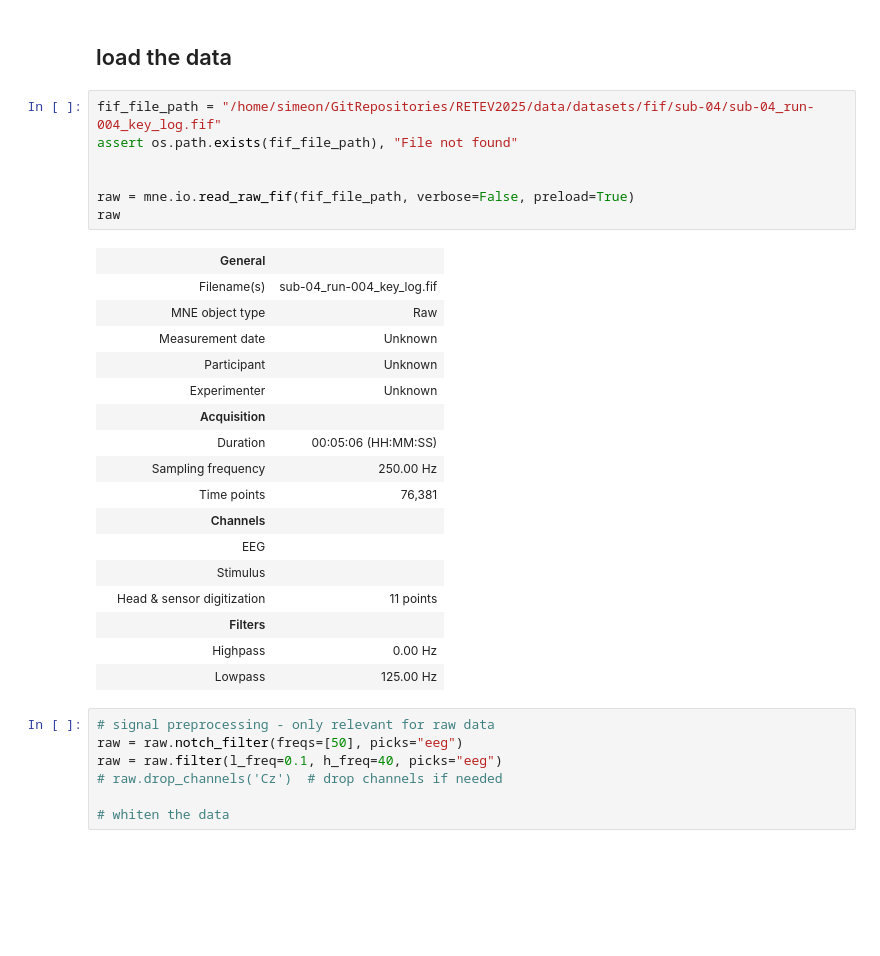
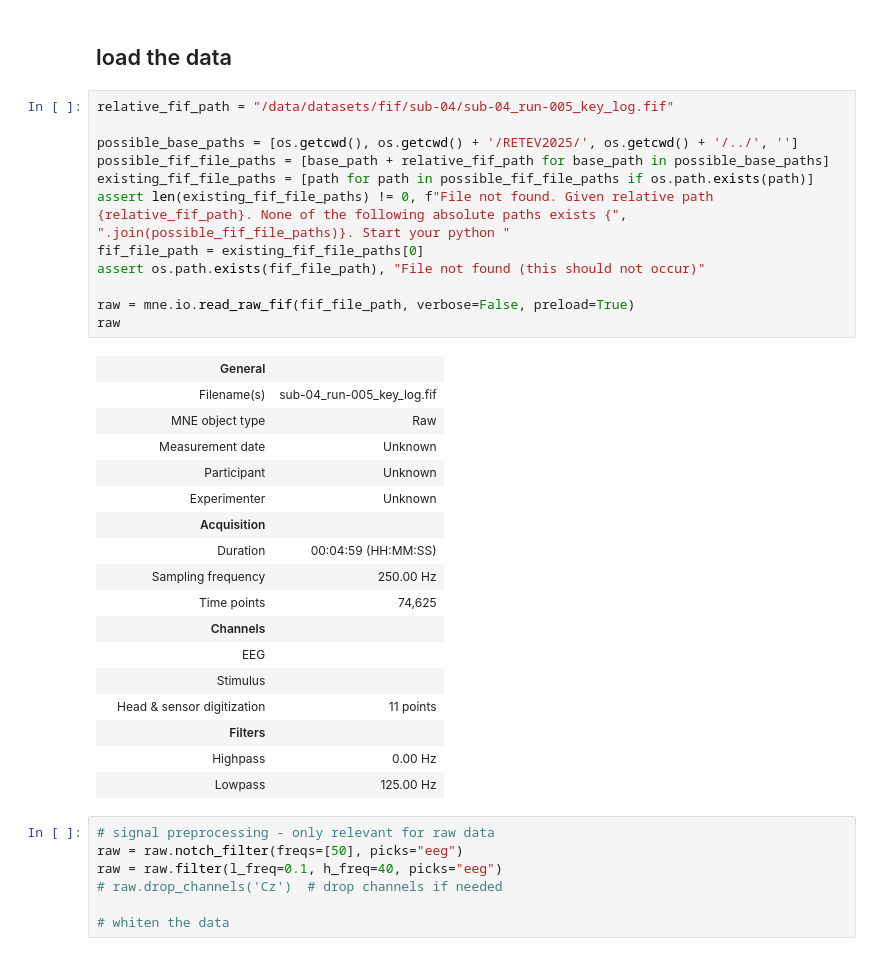
Before and after one commit to erikbwu/RETEV2025, a Jupyter notebook: notebooks/signal_analysis.ipynb, the cells around one changed output. Saved outputs shown, nothing was run; the diff lists cells and outputs as text; blank space fills up the shorter version.

```diff
--- a/notebooks/signal_analysis.ipynb
+++ b/notebooks/signal_analysis.ipynb
@@ -16,23 +14,28 @@ import ipywidgets as widgets
 # %% [markdown]
 ## load the data
 # %%
-fif_file_path = "/home/simeon/GitRepositories/RETEV2025/data/datasets/fif/sub-04/sub-04_run-004_key_log.fif"
-assert os.path.exists(fif_file_path), "File not found"
+relative_fif_path = "/data/datasets/fif/sub-04/sub-04_run-005_key_log.fif"
 
+possible_base_paths = [os.getcwd(), os.getcwd() + '/RETEV2025/', os.getcwd() + '/../', '']
+possible_fif_file_paths = [base_path + relative_fif_path for base_path in possible_base_paths]
+existing_fif_file_paths = [path for path in possible_fif_file_paths if os.path.exists(path)]
+assert len(existing_fif_file_paths) != 0, f"File not found. Given relative path {relative_fif_path}. None of the following absolute paths exists {", ".join(possible_fif_file_paths)}. Start your python "
+fif_file_path = existing_fif_file_paths[0]
+assert os.path.exists(fif_file_path), "File not found (this should not occur)"
 
 raw = mne.io.read_raw_fif(fif_file_path, verbose=False, preload=True)
 raw
 # %% [output]
 |  | General |  |
-|  | Filename(s) | sub-04_run-004_key_log.fif |
+|  | Filename(s) | sub-04_run-005_key_log.fif |
 |  | MNE object type | Raw |
 |  | Measurement date | Unknown |
 |  | Participant | Unknown |
 |  | Experimenter | Unknown |
 |  | Acquisition |  |
-|  | Duration | 00:05:06 (HH:MM:SS) |
+|  | Duration | 00:04:59 (HH:MM:SS) |
 |  | Sampling frequency | 250.00 Hz |
-|  | Time points | 76,381 |
+|  | Time points | 74,625 |
 |  | Channels |  |
 |  | EEG |  |
 |  | Stimulus |  |
```
Also changed, not shown: parts of 4 cells of this notebook, 5 other files.
